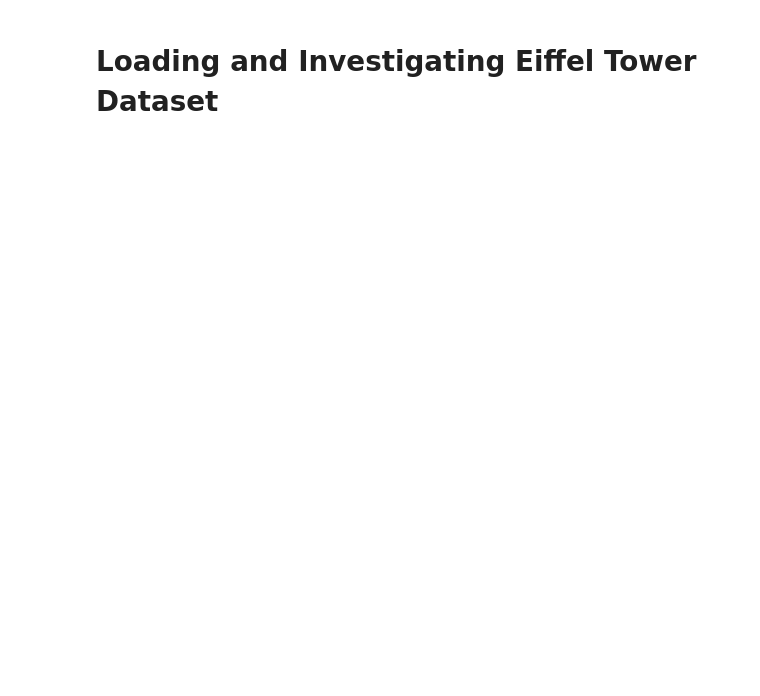
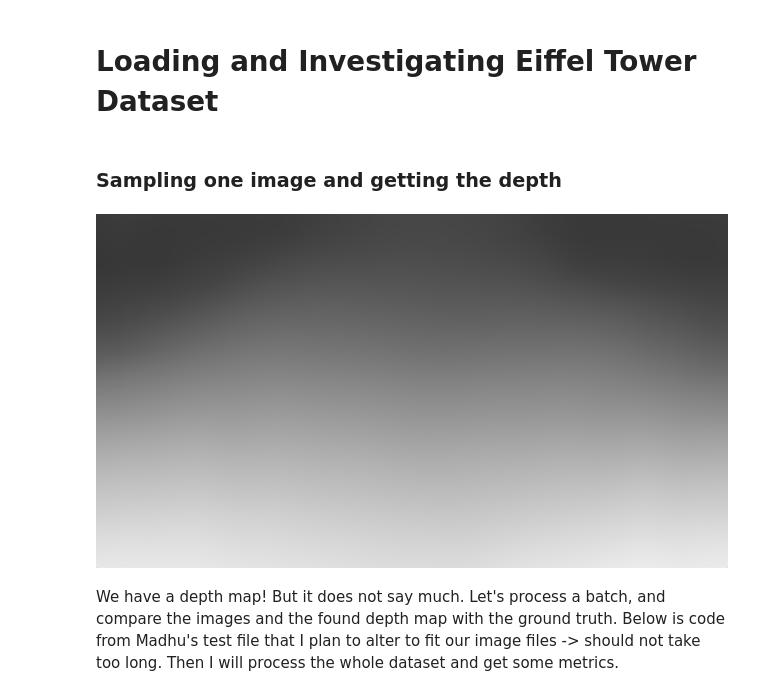
Before and after one commit to camilla-james/underwater_depth_estimation, a Jupyter notebook: depthUnderwater.ipynb, the cells around one changed output. Cells and saved outputs as stored; diff of their text form; code cells hidden in the pictures; blank space fills up the shorter version.

Commit message:
Processed some samples of eiffel, added some initial code to compare multiple samples with the ground truth.

```diff
--- a/depthUnderwater.ipynb
+++ b/depthUnderwater.ipynb
@@ -85,2 +103,46 @@ for i, batch in enumerate(tqdm(dataloader)):
 # %% [markdown]
 # Loading and Investigating Eiffel Tower Dataset
+# %%
+image_path = 'eiffel/2020/' #this is the path to the 2020 images
+depth_path = 'eiffel/2020/depth/dense/' # this is the path to 2020 ground truth depths
+
+transform = transforms.Compose([
+    transforms.ToTensor()
+])
+# %%
+dataset = datasets.ImageFolder(image_path, transform = transform)
+dataloader = torch.utils.data.DataLoader(dataset, num_workers = 2, batch_size = 16)
+sample = next(iter(dataloader))[0].numpy() # get one image
+# %% [markdown]
+### Sampling one image and getting the depth
+# %%
+# image = Image.open(sample)
+
+image_processor = AutoImageProcessor.from_pretrained("LiheYoung/depth-anything-small-hf")
+model = AutoModelForDepthEstimation.from_pretrained("LiheYoung/depth-anything-small-hf")
+
+# prepare image for the model
+inputs = image_processor(images=sample, return_tensors="pt")
+
+with torch.no_grad():
+    outputs = model(**inputs)
+    predicted_depth = outputs.predicted_depth
+
+# interpolate to original size -> no need to resize as the images are already scaled
+# prediction = torch.nn.functional.interpolate(
+#     predicted_depth.unsqueeze(1),
+#     # size=image.size[::-1],
+#     mode="bicubic",
+#     align_corners=False,
+# )
+
+# visualize the prediction
+output = predicted_depth.squeeze().cpu().numpy()
+formatted = (output * 255 / np.max(output)).astype("uint8")
+depth = Image.fromarray(formatted[0])
+depth
+# %% [output]
+[figure, added]
+# %% [markdown]
+We have a depth map! But it does not say much. Let's process a batch, and compare the images and the found depth map with the ground truth. Below is code from Madhu's test file that I plan to alter to fit our image files -> should not take too long.
+Then I will process the whole dataset and get some metrics.
```
Also changed, not shown: parts of 4 cells of this notebook, 1 other file.
